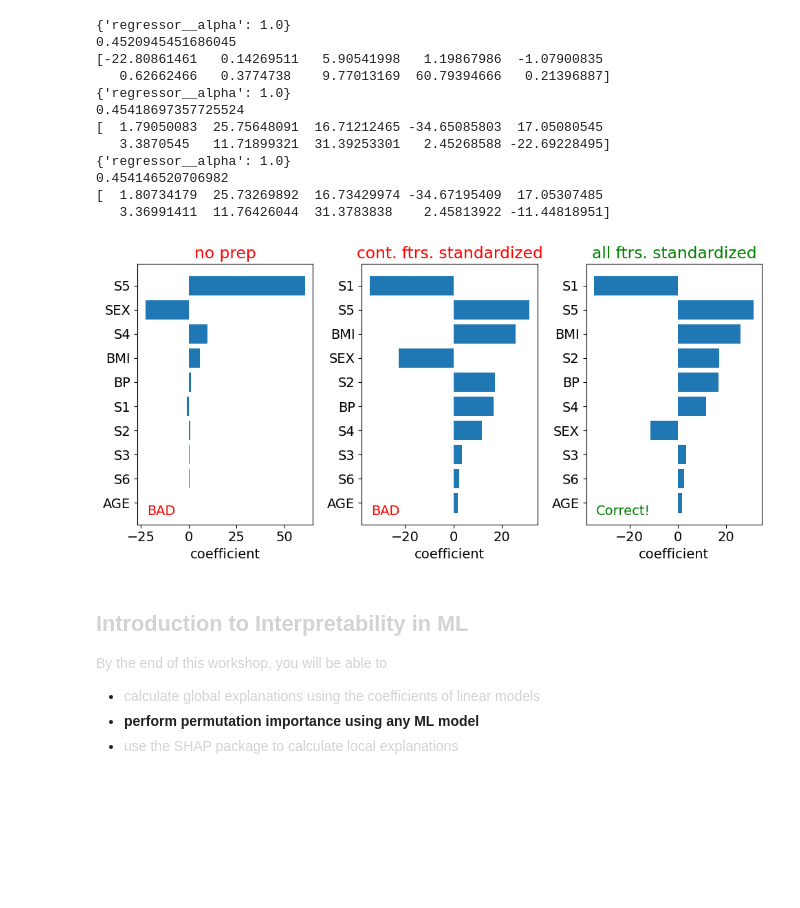
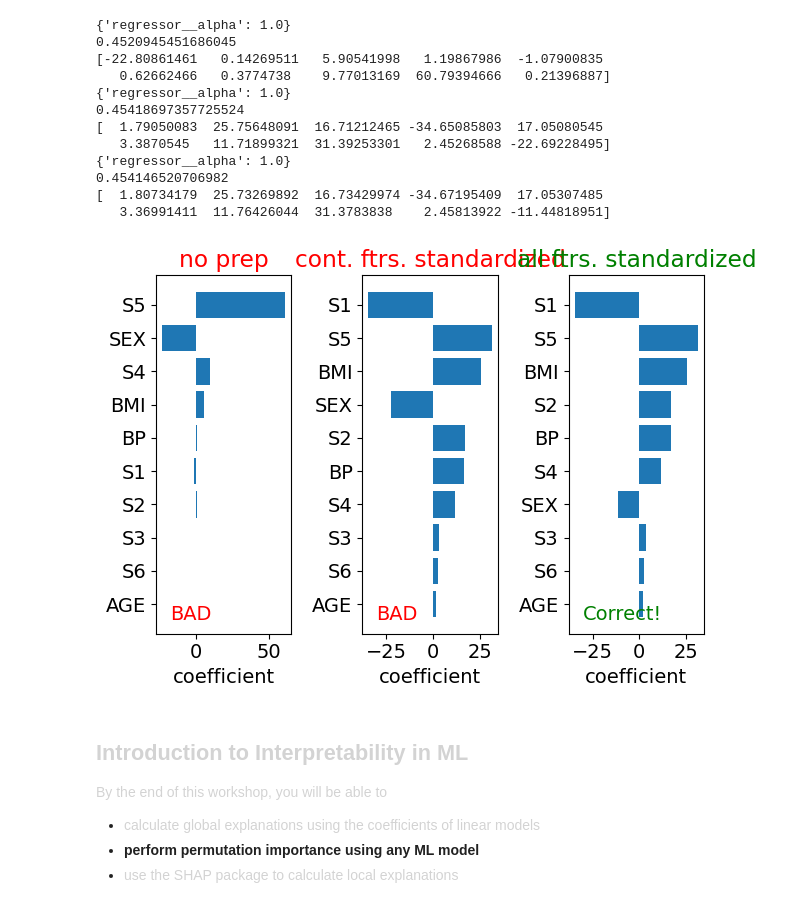
Before and after one commit to azsom/Interpretable_ML_ODSC, a Jupyter notebook: interpretability_in_ML.ipynb, the cells around one changed output. Cells and saved outputs as stored; diff of their text form; code cells hidden in the pictures; blank space fills up the shorter version.

```diff
--- a/interpretability_in_ML.ipynb
+++ b/interpretability_in_ML.ipynb
@@ -215,35 +215,34 @@ print(coefs_prep)
 import matplotlib.pyplot as plt
 import numpy as np
 plt.rcParams.update({'font.size': 14})
 
 def plot_coefs(coefs,title,color,feature_names):
     feature_names = np.array(feature_names)
     sorted_indcs = np.argsort(np.abs(coefs))
     plt.barh(np.arange(10),coefs[sorted_indcs])
     plt.yticks(np.arange(10),feature_names[sorted_indcs])
     plt.xlabel('coefficient')
     plt.title(title,color=color)
     return
 
-plt.figure(figsize=(10,5))
 
 plt.subplot(1,3,1)
 plot_coefs(coefs_no_prep,'no prep','r', ord_ftrs + num_ftrs)
 plt.annotate('BAD',xy=(10,10),xycoords = 'axes points',color='r')
 
 plt.subplot(1,3,2)
 plot_coefs(coefs_some_prep,'cont. ftrs. standardized','r', num_ftrs + ord_ftrs)
 plt.annotate('BAD',xy=(10,10),xycoords = 'axes points',color='r')
 
 plt.subplot(1,3,3)
 plot_coefs(coefs_prep,'all ftrs. standardized','g', num_ftrs + ord_ftrs)
 plt.annotate('Correct!',xy=(10,10),xycoords = 'axes points',color='g')
 
 plt.tight_layout()
 plt.savefig('figures/coefs_comparison.png',dpi=300)
 plt.show()
 # %% [output]
-[figure, old version]
+[figure, new version]
 # %% [markdown]
 
 ## <font color='LIGHTGRAY'> Introduction to Interpretability in ML</font>
```
Also changed, not shown: parts of 5 cells of this notebook, 1 other file.
